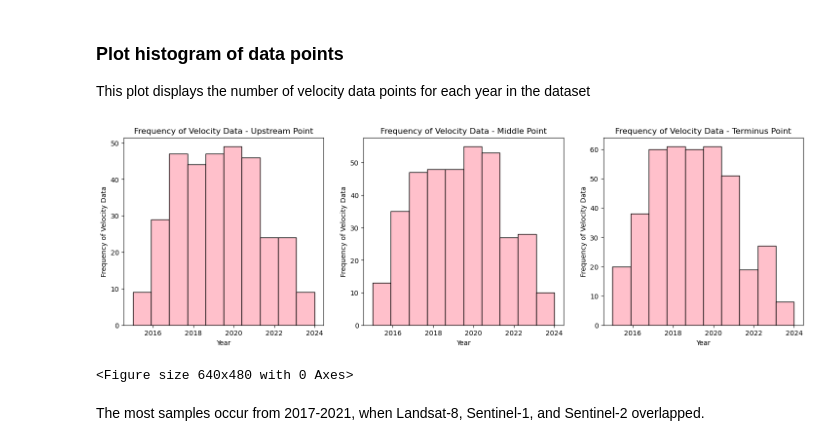
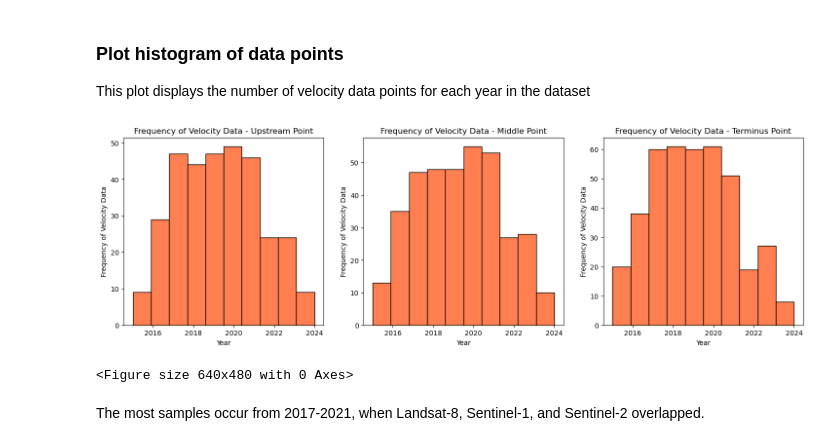
Before and after one commit to cjense/seasonal-icevelocity-prediction, a Jupyter notebook: notebooks/3_calculate_statistics.ipynb, the cells around one changed output. Saved outputs shown, nothing was run; the diff lists cells and outputs as text; code cells hidden in the pictures.

```diff
--- a/notebooks/3_calculate_statistics.ipynb
+++ b/notebooks/3_calculate_statistics.ipynb
@@ -18,24 +18,24 @@ This plot displays the number of velocity data points for each year in the datas
 # %%
 fig, ax = plt.subplots(1, 3, figsize=(18, 5))
 
 for i, (point) in enumerate(point_names):
     data = pd.read_csv('../data/clean/' + point + '_velocity_series_clean.csv')
     # Convert 'time' column to datetime
     data['time'] = pd.to_datetime(data['time'])
 
     # Aggregate the data by year
     data['year'] = data['time'].dt.year
 
     ax[i].set_xlabel('Year')
     ax[i].set_ylabel('Frequency of Velocity Data')
     ax[i].set_title('Frequency of Velocity Data - ' + point.capitalize() + ' Point')
 
     # Create a histogram of the data
-    ax[i].hist(data['year'], color='pink', edgecolor='black')
+    ax[i].hist(data['year'], color='coral', edgecolor='black')
 plt.show()
 plt.savefig('../figures/velocity_data_point_frequency.png')
 # %% [output]
-[figure, old version]
+[figure, new version]
 <Figure size 640x480 with 0 Axes>
 # %% [markdown]
 The most samples occur from 2017-2021, when Landsat-8, Sentinel-1, and Sentinel-2 overlapped.
```
Also changed, not shown: parts of 1 cell of this notebook.
